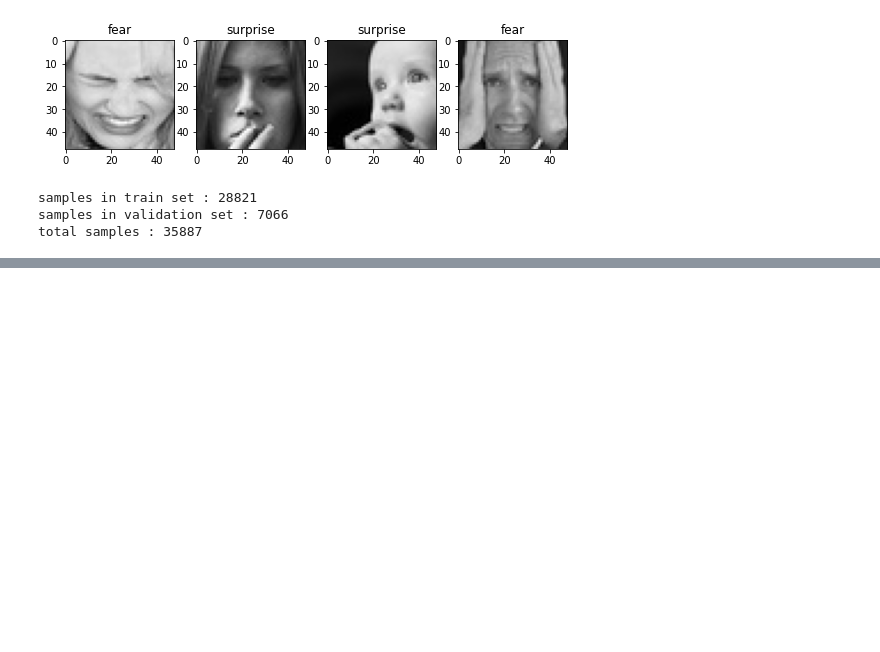
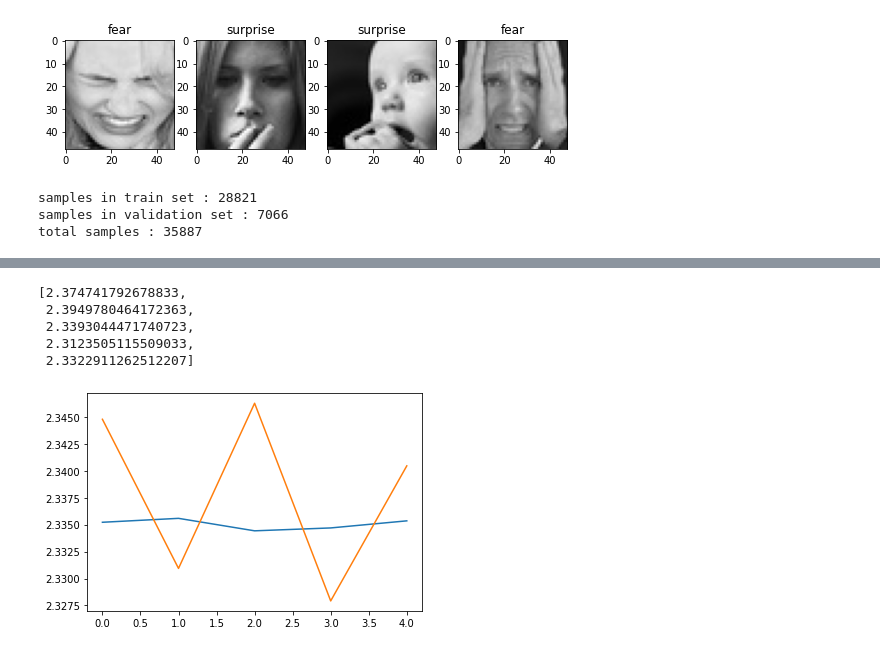
Before and after one commit to PaulChinta/study, a Jupyter notebook: DM_PA1.ipynb, the cells around one changed output, grey strips where cells are left out. Saved outputs shown, nothing was run; the diff lists cells and outputs as text; code cells hidden in the pictures; blank space fills up the shorter version.

```diff
--- a/DM_PA1.ipynb
+++ b/DM_PA1.ipynb
@@ -58,6 +58,18 @@ def display(image,label,classes):
   plt.subplot(1,4,4)
   plt.imshow(image[3].permute(1, 2, 0))
   plt.title(classes[label[3]])
+# %%
+def lossgraph(list_loss):
+  if isinstance(list_loss,tuple):
+    for i in list_loss:
+      x=range(len(i))
+      y=i
+      plt.plot(x,y)
+  else:
+    x=range(len(list_loss))
+    y=list_loss
+    plt.plot(x,y)
+    plt.show()
 # %%
 b=random4(validation_dataset)
 image=[b[x][0] for x in range(len(b))]
@@ -91,13 +105,13 @@ class Net(nn.Module):
         self.conv1 = nn.Conv2d(3, 6, 5)
         self.pool = nn.MaxPool2d(2, 2)
         self.conv2 = nn.Conv2d(6, 16, 5)
-        self.fc1 = nn.Linear(16 * 5 * 5, 120)
+        self.fc1 = nn.Linear(16 * 9 * 9, 120)
         self.fc2 = nn.Linear(120, 84)
         self.fc3 = nn.Linear(84, 10)
 
     def forward(self, x):
-        x = self.pool(F.relu(self.conv1(x)))
-        x = self.pool(F.relu(self.conv2(x)))
+        x = self.pool(F.relu(self.conv1(x)))  #48x48x3->44x44x6->22x22x6
+        x = self.pool(F.relu(self.conv2(x)))  #22x22x6->18x18x16->9x9x16
         x = torch.flatten(x, 1) # flatten all dimensions except batch
         x = F.relu(self.fc1(x))
         x = F.relu(self.fc2(x))
@@ -113,8 +127,10 @@ criterion = nn.CrossEntropyLoss()
 optimizer = optim.SGD(net.parameters(), lr=0.001, momentum=0.9)
 # %%
 # train
-for epoch in range(2):  # loop over the dataset multiple times
-
+for epoch in range(1):  # loop over the dataset multiple times
+    train_loss=[]
+    test_loss=[]
+    it = iter(testloader)
     running_loss = 0.0
     for i, data in enumerate(trainloader, 0):
         # get the inputs; data is a list of [inputs, labels]
@@ -131,9 +147,21 @@ for epoch in range(2):  # loop over the dataset multiple times
 
         # print statistics
         running_loss += loss.item()
-        if i % 2000 == 1999:    # print every 2000 mini-batches
-            print(f'[{epoch + 1}, {i + 1:5d}] loss: {running_loss / 2000:.3f}')
+
+        if i % 500 == 499:    # print every 2000 mini-batches
+            l=running_loss / 500
+            train_loss.append(l)
+            print(f'[{epoch + 1}, {i + 1:5d}] loss: {l:.3f}')
             running_loss = 0.0
 
+            # input,label=testloader
+
+            data = next(it)
+            input=data[0]
+            labels=data[1]
+            out=net(input)
+            loss = criterion(out, labels)
+            test_loss.append(loss.item())
+
 print('Finished Training')
 # %% [output]
@@ -140,0 +174,12 @@ AttributeError: ignored
+# %%
+test_loss
+# %% [output]
+[2.374741792678833,
+ 2.3949780464172363,
+ 2.3393044471740723,
+ 2.3123505115509033,
+ 2.3322911262512207]
+# %%
+lossgraph((train_loss,test_loss))
+# %% [output]
+[figure, added]
```
Also changed, not shown: parts of 3 cells of this notebook.
